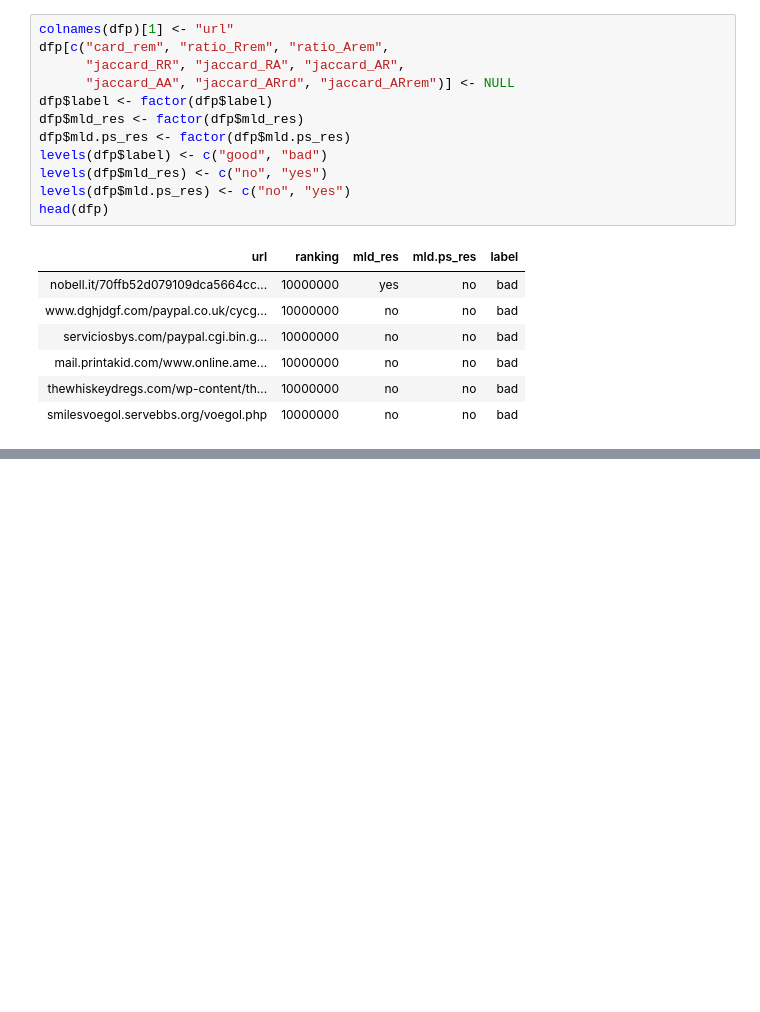
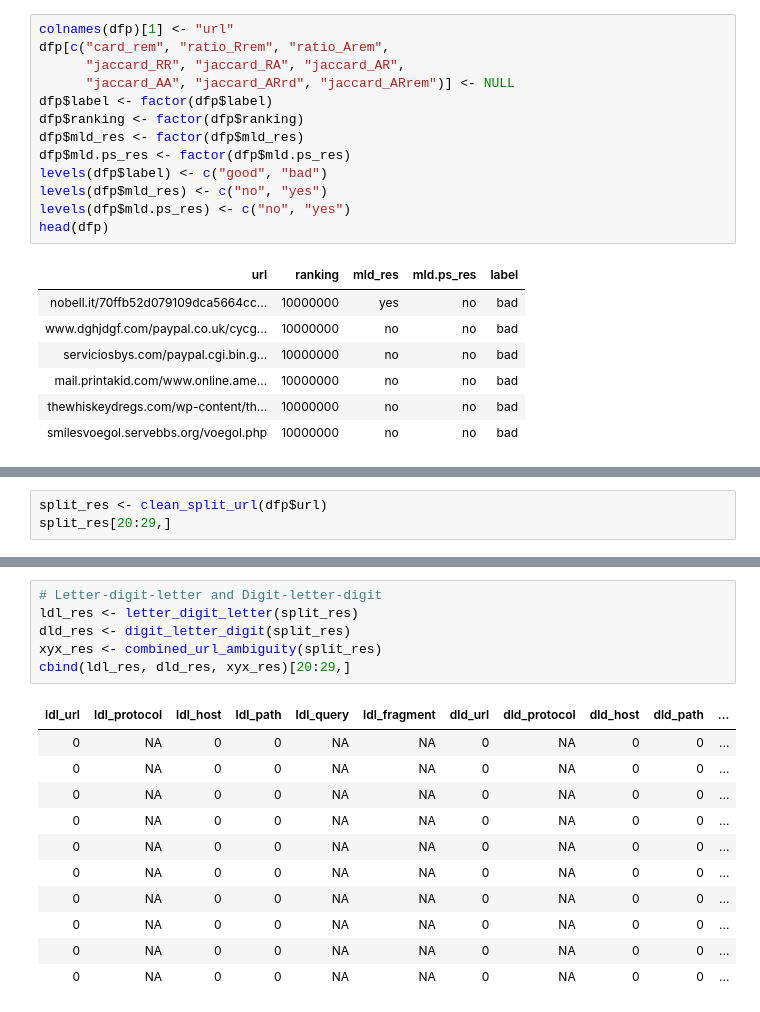
Before and after one commit to FrightenedFox/r-lab-project, a Jupyter notebook: data-visualization.ipynb, the cells around one changed output, grey strips where cells are left out. Drawn from its saved outputs; the diff is of its cells as text; blank space fills up the shorter version.

```diff
--- a/data-visualization.ipynb
+++ b/data-visualization.ipynb
@@ -70,6 +76,7 @@ dfp[c("card_rem", "ratio_Rrem", "ratio_Arem",
       "jaccard_RR", "jaccard_RA", "jaccard_AR",
       "jaccard_AA", "jaccard_ARrd", "jaccard_ARrem")] <- NULL
 dfp$label <- factor(dfp$label)
+dfp$ranking <- factor(dfp$ranking)
 dfp$mld_res <- factor(dfp$mld_res)
 dfp$mld.ps_res <- factor(dfp$mld.ps_res)
 levels(dfp$label) <- c("good", "bad")
@@ -118,0 +107,3 @@ Bierzemy pod uwage następujące cechy każdej z wymienionych powyżej części:
+# %%
+split_res <- clean_split_url(dfp$url)
+split_res[20:29,]
@@ -118,0 +158,18 @@ Bierzemy pod uwage następujące cechy każdej z wymienionych powyżej części:
+# %%
+# Letter-digit-letter and Digit-letter-digit
+ldl_res <- letter_digit_letter(split_res)
+dld_res <- digit_letter_digit(split_res)
+xyx_res <- combined_url_ambiguity(split_res)
+cbind(ldl_res, dld_res, xyx_res)[20:29,]
+# %% [output]
+| ldl_url | ldl_protocol | ldl_host | ldl_path | ldl_query | ldl_fragment | dld_url | dld_protocol | dld_host | dld_path | ... |
+| 0 | NA | 0 | 0 | NA | NA | 0 | NA | 0 | 0 | ... |
+| 0 | NA | 0 | 0 | NA | NA | 0 | NA | 0 | 0 | ... |
+| 0 | NA | 0 | 0 | NA | NA | 0 | NA | 0 | 0 | ... |
+| 0 | NA | 0 | 0 | NA | NA | 0 | NA | 0 | 0 | ... |
+| 0 | NA | 0 | 0 | NA | NA | 0 | NA | 0 | 0 | ... |
+| 0 | NA | 0 | 0 | NA | NA | 0 | NA | 0 | 0 | ... |
+| 0 | NA | 0 | 0 | NA | NA | 0 | NA | 0 | 0 | ... |
+| 0 | NA | 0 | 0 | NA | NA | 0 | NA | 0 | 0 | ... |
+| 0 | NA | 0 | 0 | NA | NA | 0 | NA | 0 | 0 | ... |
+| 0 | NA | 0 | 0 | NA | NA | 0 | NA | 0 | 0 | ... |
```
Also changed, not shown: parts of 15 cells of this notebook, 2 other files.
